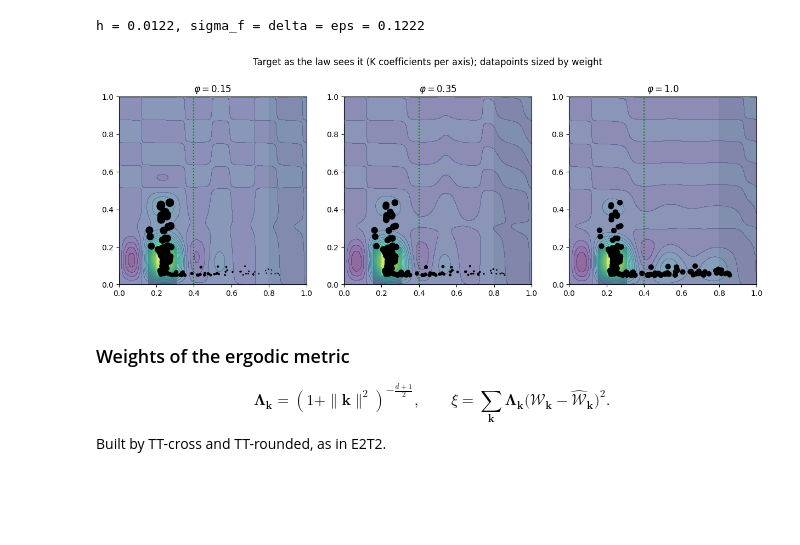
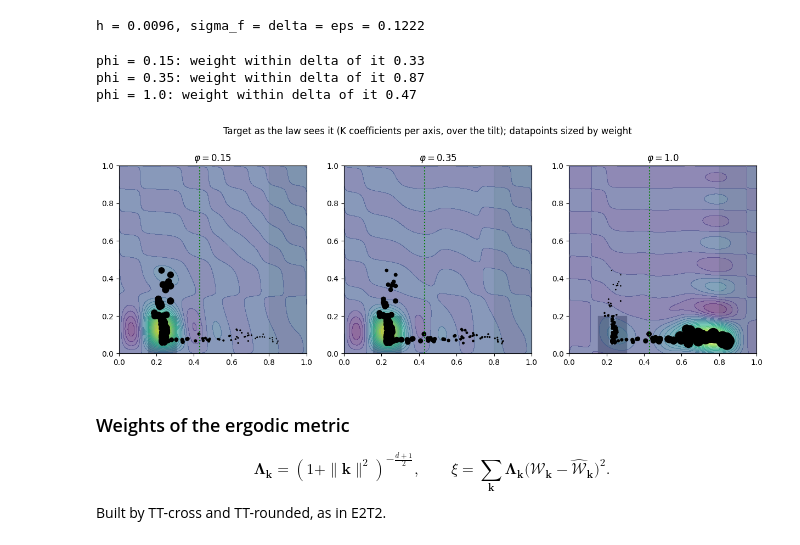
Before and after one commit to tomoya-yamanokuchi/docker_intern_PiPER_ergodic, a Jupyter notebook: final/src/notebooks/Sequential_E2T2_peg_slide_2D.ipynb, the cells around one changed output. Cells and saved outputs as stored; diff of their text form; code cells hidden in the pictures; blank space fills up the shorter version.

```diff
--- a/final/src/notebooks/Sequential_E2T2_peg_slide_2D.ipynb
+++ b/final/src/notebooks/Sequential_E2T2_peg_slide_2D.ipynb
@@ -225,0 +268,7 @@ S_m = 1.010; 2235 states from 8 demonstrations; 200 datapoints
+# %%
+TILT_WALL = float(np.abs(states[:, 2]).max())
+LO = np.array([0.0, 0.0, -TILT_WALL])
+SIDE = np.array([WORLD, WORLD, 2 * TILT_WALL])
+MARGIN = SIDE / (2 * (K - 1))
+CUBE_LO, L = LO - MARGIN, SIDE + 2 * MARGIN  # the law's cube, [CUBE_LO, CUBE_LO + L] per axis
+print(f"tilt wall {TILT_WALL / DEPTH:.3f} rad; cube sides {L.round(3)}")
@@ -253,12 +308,12 @@ with $\sigma$ the logistic function and $\delta = \varepsilon = \sigma_{\mathrm{
 # %%
-def g(y, mu, h):  # Gaussian reflected at the cube's faces, broadcast over y and mu
-    n = 2 * L * np.arange(-2, 3)  # images beyond |n| = 2 lie more than 3L away
-    images = np.concatenate([mu[..., None] + n, 2 * CUBE_LO - mu[..., None] + n], axis=-1)
+def g(y, mu, h, i):  # Gaussian reflected at the cube's faces on axis i, broadcast over y and mu
+    n = 2 * L[i] * np.arange(-2, 3)  # images beyond |n| = 2 lie more than 3L away
+    images = np.concatenate([mu[..., None] + n, 2 * CUBE_LO[i] - mu[..., None] + n], axis=-1)
     return np.exp(-((y[..., None] - images) ** 2) / (2 * h**2)).sum(-1) / (np.sqrt(2 * np.pi) * h)
 
 
 def loo_log_likelihood(h):
-    G = np.prod([g(X_p[:, None, i], X_p[None, :, i], h) for i in range(d)], axis=0)
+    G = np.prod([g(X_p[:, None, i], X_p[None, :, i], h, i) for i in range(d)], axis=0)
     np.fill_diagonal(G, 0.0)
     return np.log(G.sum(axis=1) / (N_P - 1)).sum()
 
@@ -270,17 +325,18 @@ h = float(
         ).x
     )
 )
-sigma_f = max(h, L / (K - 1)) / S_m
+sigma_f = max(h, L[0] / (K - 1)) / S_m
 delta = eps_f = sigma_f
 C = [
-    np.exp(-((np.pi * np.arange(K) * h / L) ** 2) / 2)
-    * np.cos(np.pi * np.arange(K) * (X_p[:, [i]] - CUBE_LO) / L)
+    np.exp(-((np.pi * np.arange(K) * h / L[i]) ** 2) / 2)
+    * np.cos(np.pi * np.arange(K) * (X_p[:, [i]] - CUBE_LO[i]) / L[i])
     for i in range(d)
 ]  # (N_P, K) per axis
 
 
-def weights(phi):  # (N_P,), of sum 1
+def weights(phi, rho=0.0):  # (N_P,), of sum 1; rho: the back edge's retreat
     w = 1.0 / (1.0 + np.exp(-(phi + delta - phi_p) / eps_f))
+    w = w / (1.0 + np.exp(-(phi_p - phi + delta + rho) / eps_f))  # the back edge
     return w / w.sum()
 
 
@@ -299,28 +355,39 @@ def target(w):  # the TT of sum_m w_m W^(m)
 
 print(f"h = {h:.4f}, sigma_f = delta = eps = {sigma_f:.4f}")
 # %% [output]
-h = 0.0122, sigma_f = delta = eps = 0.1222
+h = 0.0096, sigma_f = delta = eps = 0.1222
 # %%
 xa = np.linspace(0, WORLD, 101)
-norms = np.where(np.arange(K) == 0, L, L / 2)
 
 
-# The density the K^d coefficients describe, on the grid xa x xa, indexed [x2, x1].
+# The density the K^d coefficients describe, marginalised over the tilt, on the grid xa x xa,
+# indexed [y, x]: the tilt's k = 0 integrates to 1 over its axis, every other k to 0.
 def density(ttW):
-    B = np.array([Phi(u) for u in xa]) / norms
-    return (B @ ttW.full().reshape(K, K) @ B.T).T
+    B = [
+        np.array([Phi(u, i) for u in xa]) / np.where(np.arange(K) == 0, L[i], L[i] / 2)
+        for i in range(2)
+    ]
+    return (B[0] @ ttW.full().reshape(K, K, K)[:, :, 0] @ B[1].T).T
 
 
 fig, ax = plt.subplots(1, 3, figsize=(15, 5))
 for a, phi in zip(ax, (0.15, 0.35, 1.0), strict=True):
     draw_world(a, Slide())
     a.contourf(xa, xa, density(target(weights(phi))), levels=20, alpha=0.6)
-    a.scatter(*X_p.T, s=40 * N_P * weights(phi), c="k")
+    a.scatter(*X_p[:, :2].T, s=40 * N_P * weights(phi), c="k")
     a.set_title(rf"$\varphi = {phi}$")
-fig.suptitle("Target as the law sees it (K coefficients per axis); datapoints sized by weight")
+    print(
+        f"phi = {phi}: weight within delta of it {weights(phi)[abs(phi_p - phi) <= delta].sum():.2f}"
+    )
+fig.suptitle(
+    "Target as the law sees it (K coefficients per axis, over the tilt); datapoints sized by weight"
+)
 plt.show()
 # %% [output]
+phi = 0.15: weight within delta of it 0.33
+phi = 0.35: weight within delta of it 0.87
+phi = 1.0: weight within delta of it 0.47
-[figure, old version]
+[figure, new version]
 # %% [markdown]
 ### Weights of the ergodic metric
 $$\mathbf{\Lambda}_{\mathbf{k}} = (1 + \|\mathbf{k}\|^2)^{-\frac{d+1}{2}}, \qquad \xi = \sum_{\mathbf{k}} \mathbf{\Lambda}_{\mathbf{k}} \big(\mathcal{W}_{\mathbf{k}} - \hat{\mathcal{W}}_{\mathbf{k}}\big)^2.$$
```
Also changed, not shown: parts of 36 cells of this notebook, 3 other files.
